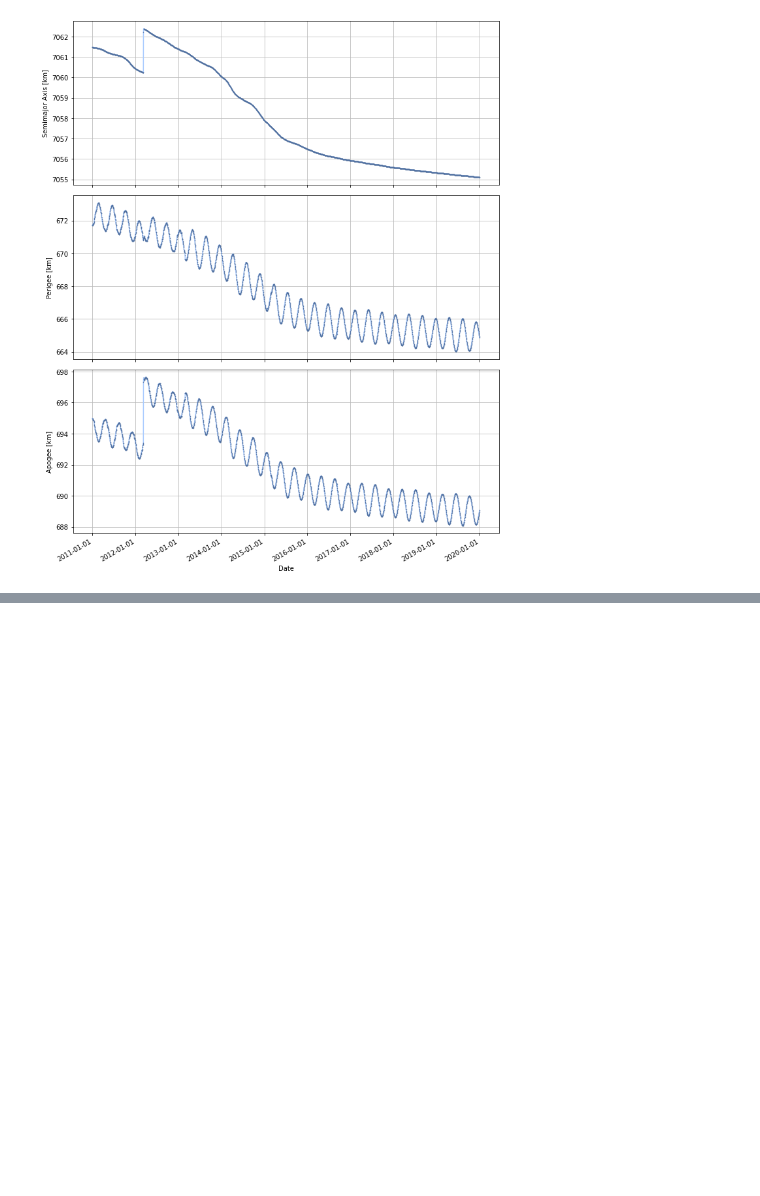
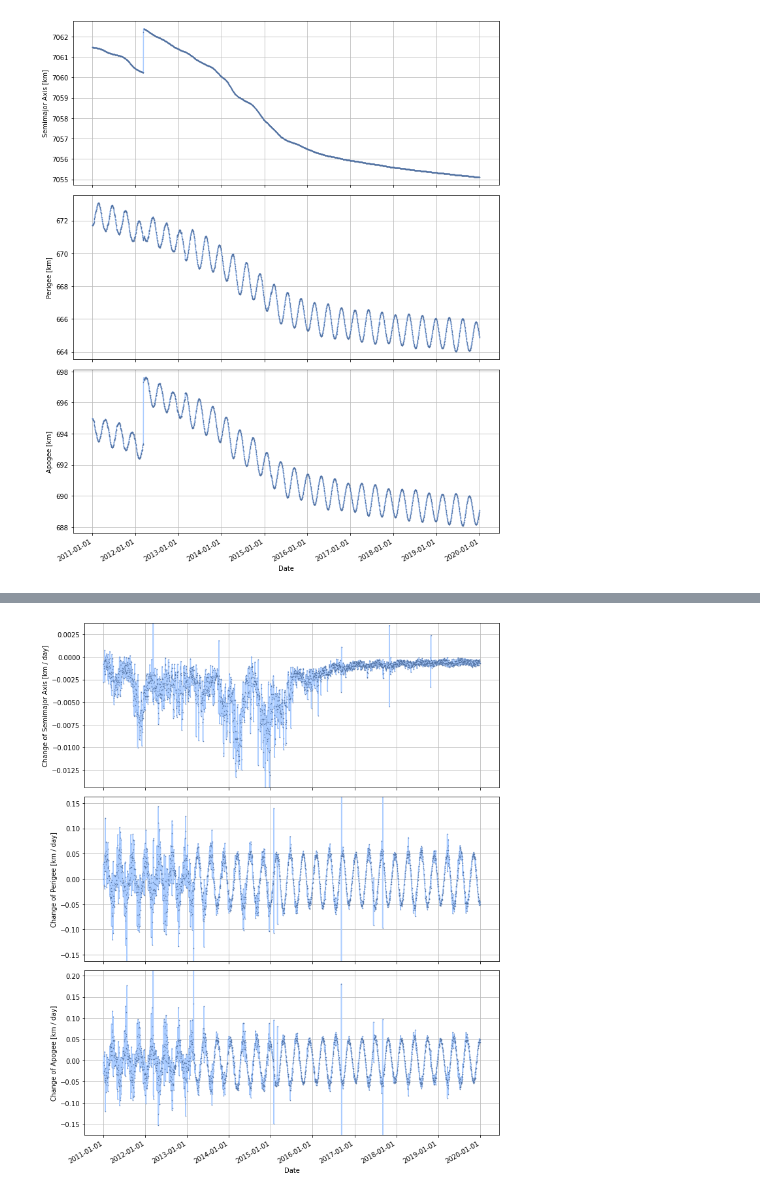
Before and after one commit to nishida/tle, a Jupyter notebook: create_daily_data.ipynb, the cells around one changed output, grey strips where cells are left out. Saved outputs shown, nothing was run; the diff lists cells and outputs as text; code cells hidden in the pictures; blank space fills up the shorter version.

```diff
--- a/create_daily_data.ipynb
+++ b/create_daily_data.ipynb
@@ -348,0 +296,4 @@ plt.show()
+# %%
+plotdot(df_daily, set_ylim=True)
+# %% [output]
+[figure, added]
```
Also changed, not shown: parts of 32 cells of this notebook, 2 other files.
